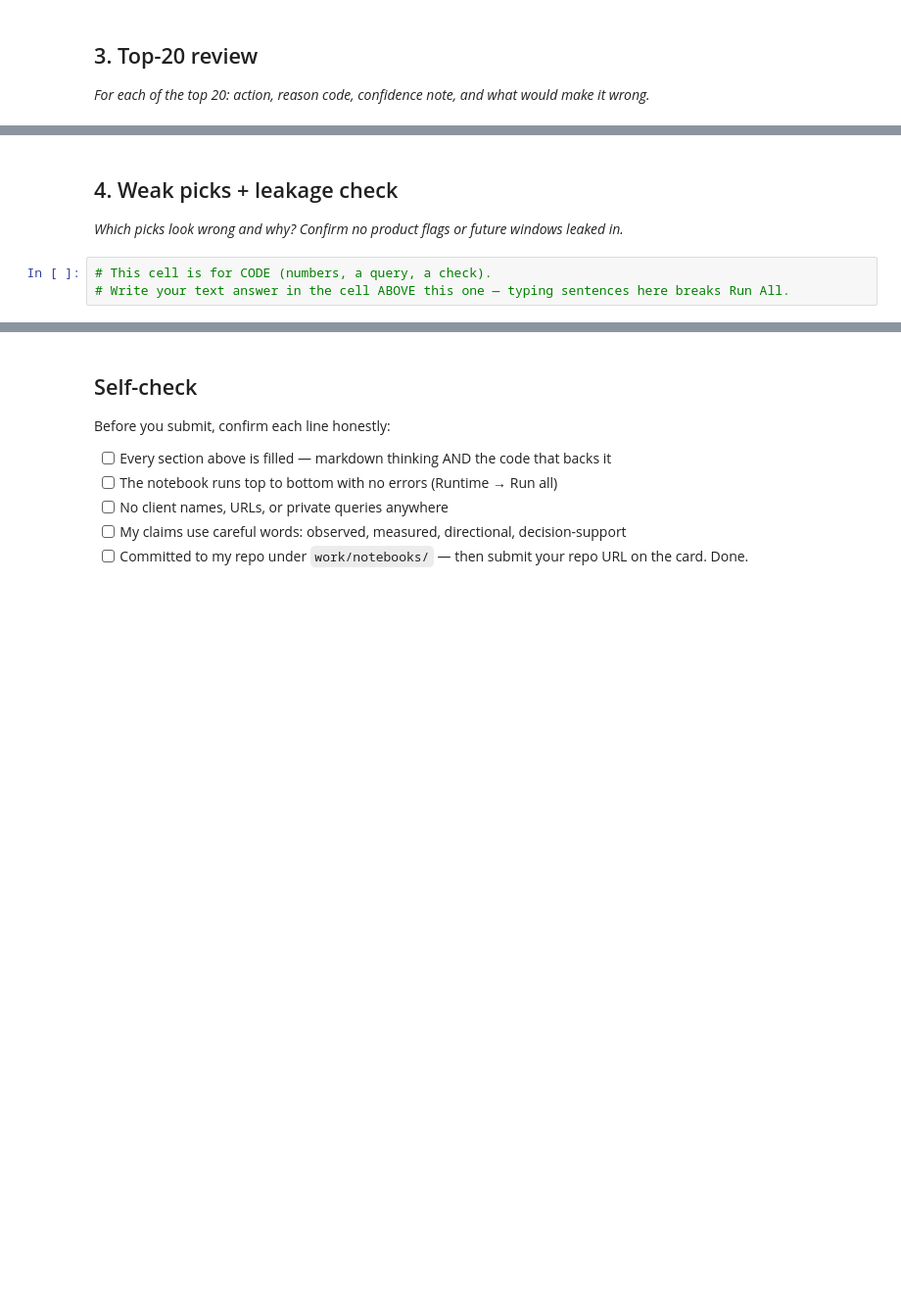
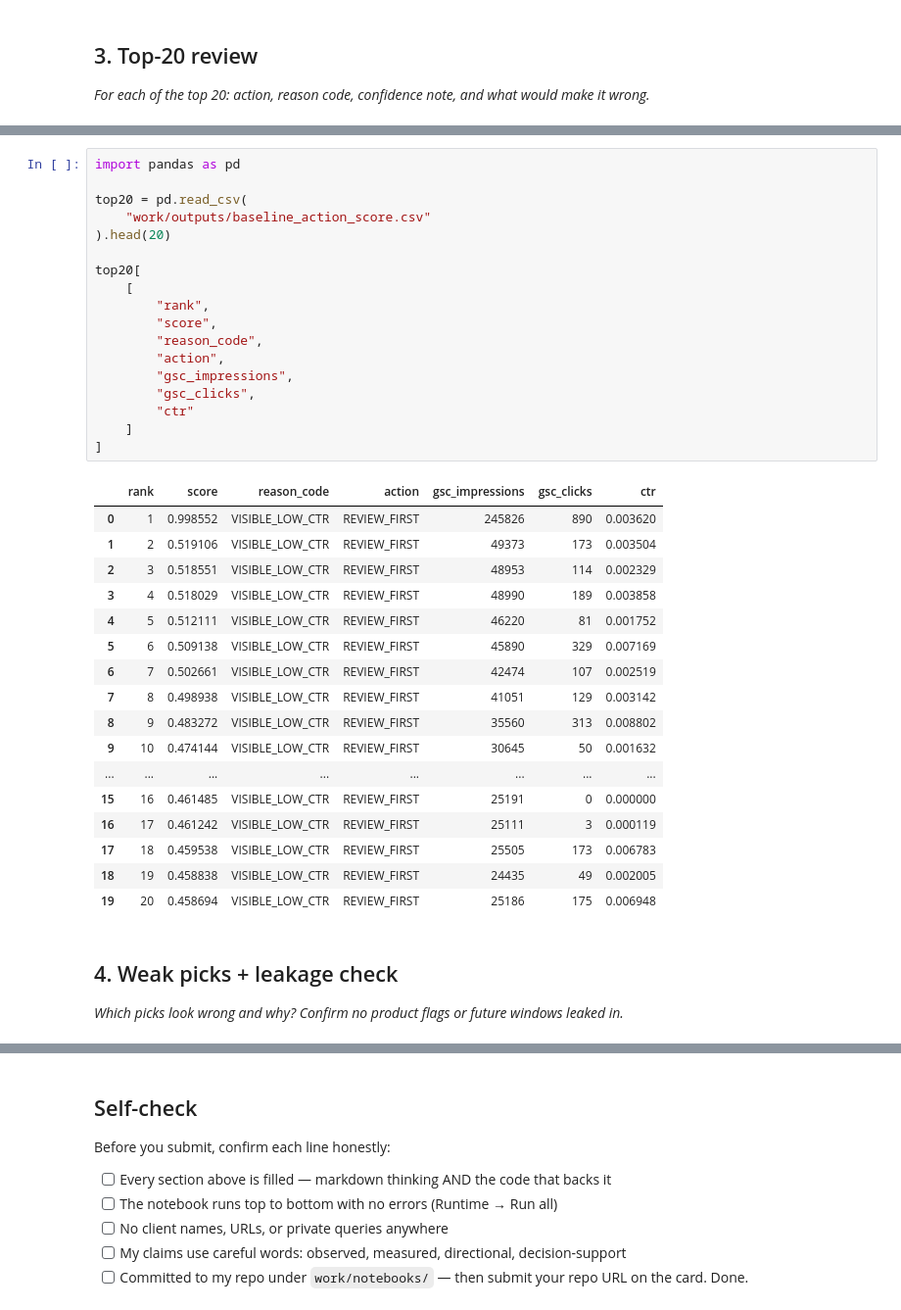
Before and after one commit to ibrahimcancode/flyrank-ml-internship, a Jupyter notebook: work/notebooks/w04_baseline_score.ipynb, the cells around one changed output, grey strips where cells are left out. Shown at 98% size. Drawn from its saved outputs; the diff is of its cells as text; blank space fills up the shorter version.

```diff
--- a/work/notebooks/w04_baseline_score.ipynb
+++ b/work/notebooks/w04_baseline_score.ipynb
@@ -30,7 +631,40 @@ This skeleton is yours to fill. Work the sections **in order** — each one has
+# %%
+import pandas as pd
+
+top20 = pd.read_csv(
+    "work/outputs/baseline_action_score.csv"
+).head(20)
+
+top20[
+    [
+        "rank",
+        "score",
+        "reason_code",
+        "action",
+        "gsc_impressions",
+        "gsc_clicks",
+        "ctr"
+    ]
+]
+# %% [output]
+|  | rank | score | reason_code | action | gsc_impressions | gsc_clicks | ctr |
+| 0 | 1 | 0.998552 | VISIBLE_LOW_CTR | REVIEW_FIRST | 245826 | 890 | 0.003620 |
+| 1 | 2 | 0.519106 | VISIBLE_LOW_CTR | REVIEW_FIRST | 49373 | 173 | 0.003504 |
+| 2 | 3 | 0.518551 | VISIBLE_LOW_CTR | REVIEW_FIRST | 48953 | 114 | 0.002329 |
+| 3 | 4 | 0.518029 | VISIBLE_LOW_CTR | REVIEW_FIRST | 48990 | 189 | 0.003858 |
+| 4 | 5 | 0.512111 | VISIBLE_LOW_CTR | REVIEW_FIRST | 46220 | 81 | 0.001752 |
+| 5 | 6 | 0.509138 | VISIBLE_LOW_CTR | REVIEW_FIRST | 45890 | 329 | 0.007169 |
+| 6 | 7 | 0.502661 | VISIBLE_LOW_CTR | REVIEW_FIRST | 42474 | 107 | 0.002519 |
+| 7 | 8 | 0.498938 | VISIBLE_LOW_CTR | REVIEW_FIRST | 41051 | 129 | 0.003142 |
+| 8 | 9 | 0.483272 | VISIBLE_LOW_CTR | REVIEW_FIRST | 35560 | 313 | 0.008802 |
+| 9 | 10 | 0.474144 | VISIBLE_LOW_CTR | REVIEW_FIRST | 30645 | 50 | 0.001632 |
+| ... | ... | ... | ... | ... | ... | ... | ... |
+| 15 | 16 | 0.461485 | VISIBLE_LOW_CTR | REVIEW_FIRST | 25191 | 0 | 0.000000 |
+| 16 | 17 | 0.461242 | VISIBLE_LOW_CTR | REVIEW_FIRST | 25111 | 3 | 0.000119 |
+| 17 | 18 | 0.459538 | VISIBLE_LOW_CTR | REVIEW_FIRST | 25505 | 173 | 0.006783 |
+| 18 | 19 | 0.458838 | VISIBLE_LOW_CTR | REVIEW_FIRST | 24435 | 49 | 0.002005 |
+| 19 | 20 | 0.458694 | VISIBLE_LOW_CTR | REVIEW_FIRST | 25186 | 175 | 0.006948 |
 # %% [markdown]
 ## 4. Weak picks + leakage check
 
 *Which picks look wrong and why? Confirm no product flags or future windows leaked in.*
-# %%
-# This cell is for CODE (numbers, a query, a check).
-# Write your text answer in the cell ABOVE this one — typing sentences here breaks Run All.
```
Also changed, not shown: parts of 34 cells of this notebook.
